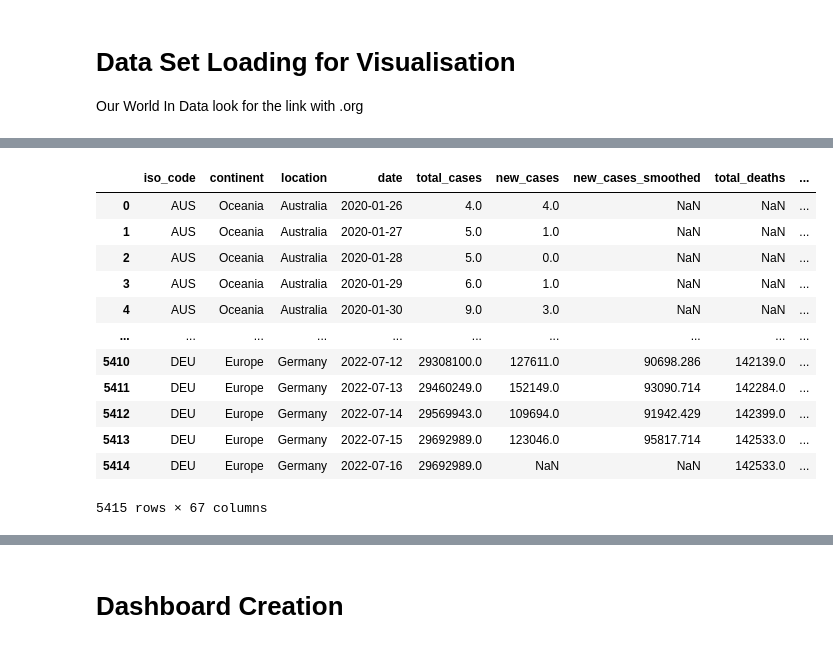
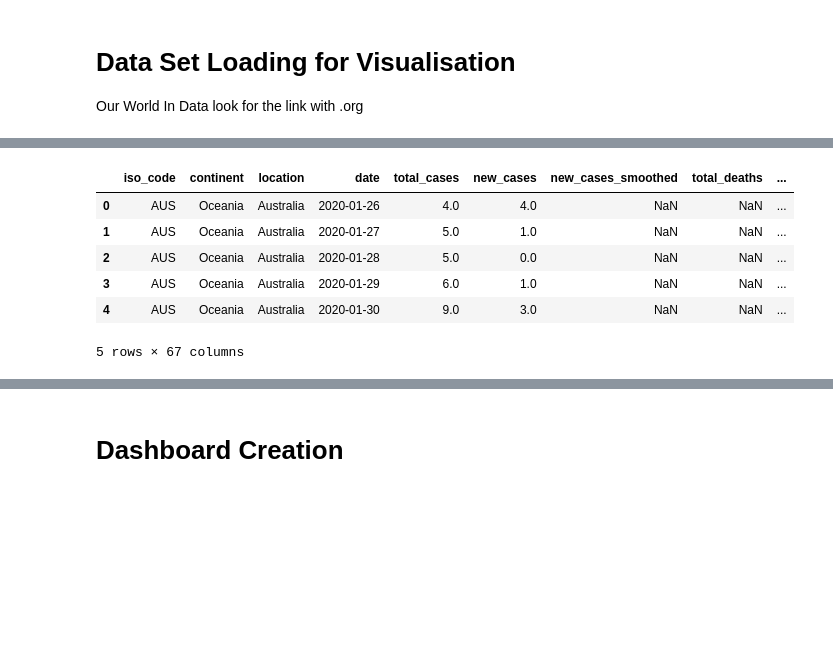
Before and after one commit to rshn1994/Enterprise_Data_Science, a Jupyter notebook: Final_project_delivery/Lecture2406.ipynb, the cells around one changed output, grey strips where cells are left out. Drawn from its saved outputs; the diff is of its cells as text; code cells hidden in the pictures; blank space fills up the shorter version.

```diff
--- a/Final_project_delivery/Lecture2406.ipynb
+++ b/Final_project_delivery/Lecture2406.ipynb
@@ -62,31 +34,26 @@ country_list = [
     'ESP',
     'IND',
     'CHN',
-    'DEU'
+    'DEU',
+    'AFG'
 ]
 # %%
 df_country=pd.DataFrame()
 for each in country_list:
     df_country_info['iso_code'].unique()
     df_country_info['iso_code']==each
     df_country = pd.concat([df_country, df_country_info[df_country_info['iso_code']==each]], sort=False)
     df_country = df_country.reset_index(drop=True)
 
-df_country
+df_country.head()
 # %% [output]
 |  | iso_code | continent | location | date | total_cases | new_cases | new_cases_smoothed | total_deaths | ... |
 | 0 | AUS | Oceania | Australia | 2020-01-26 | 4.0 | 4.0 | NaN | NaN | ... |
 | 1 | AUS | Oceania | Australia | 2020-01-27 | 5.0 | 1.0 | NaN | NaN | ... |
 | 2 | AUS | Oceania | Australia | 2020-01-28 | 5.0 | 0.0 | NaN | NaN | ... |
 | 3 | AUS | Oceania | Australia | 2020-01-29 | 6.0 | 1.0 | NaN | NaN | ... |
 | 4 | AUS | Oceania | Australia | 2020-01-30 | 9.0 | 3.0 | NaN | NaN | ... |
-| ... | ... | ... | ... | ... | ... | ... | ... | ... | ... |
-| 5410 | DEU | Europe | Germany | 2022-07-12 | 29308100.0 | 127611.0 | 90698.286 | 142139.0 | ... |
-| 5411 | DEU | Europe | Germany | 2022-07-13 | 29460249.0 | 152149.0 | 93090.714 | 142284.0 | ... |
-| 5412 | DEU | Europe | Germany | 2022-07-14 | 29569943.0 | 109694.0 | 91942.429 | 142399.0 | ... |
-| 5413 | DEU | Europe | Germany | 2022-07-15 | 29692989.0 | 123046.0 | 95817.714 | 142533.0 | ... |
-| 5414 | DEU | Europe | Germany | 2022-07-16 | 29692989.0 | NaN | NaN | 142533.0 | ... |
-5415 rows × 67 columns
+5 rows × 67 columns
 # %%
 df_country_info['location'].unique()
 df_country_info['location']=='Germany'
```
Also changed, not shown: parts of 21 cells of this notebook, 1 other file.
